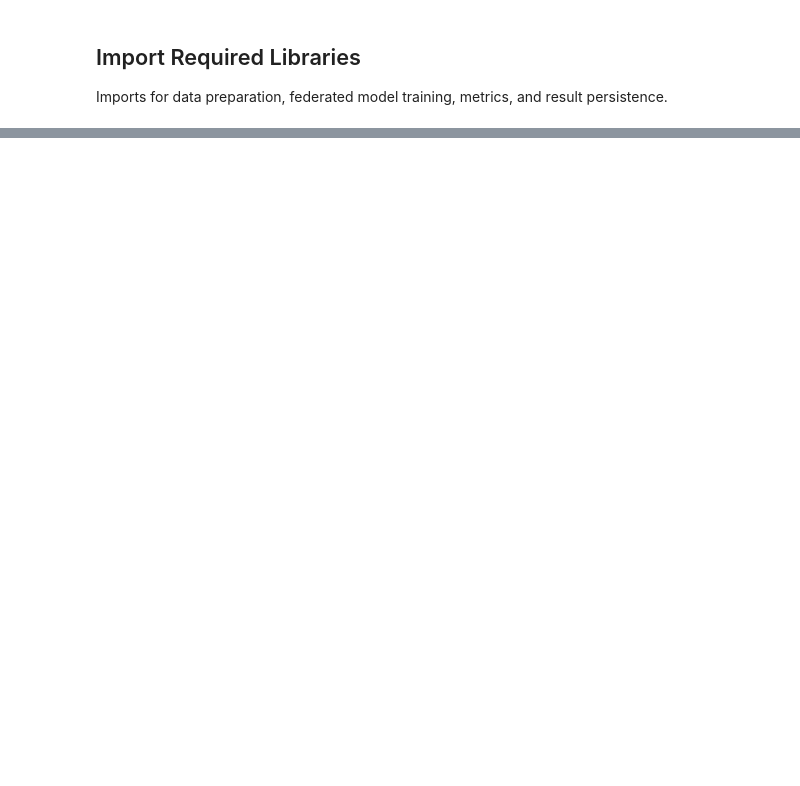
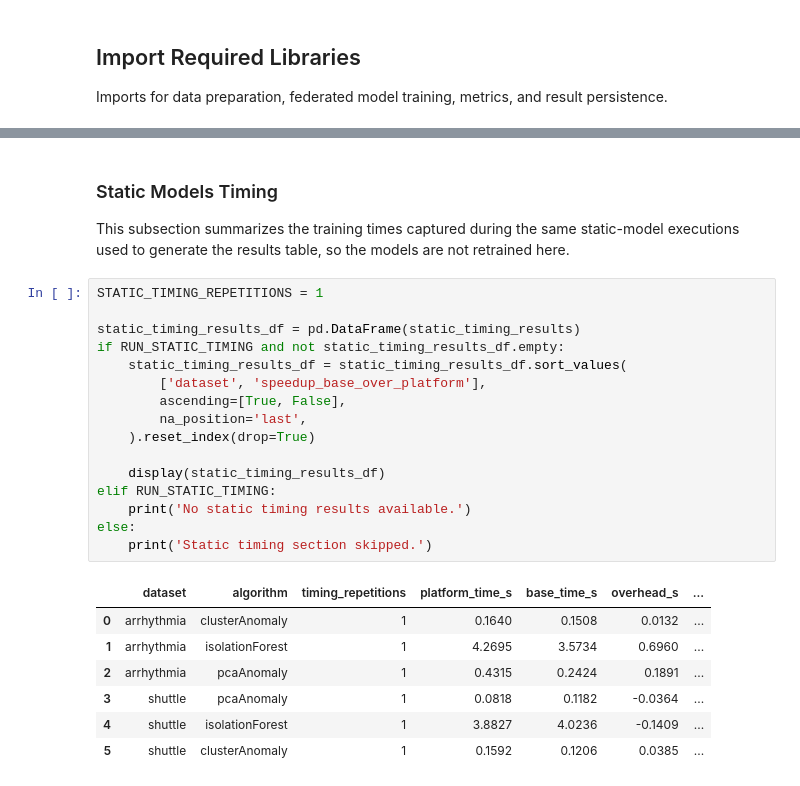
Before and after one commit to ari-dasci/S-RADAR, a Jupyter notebook: notebooks/experiment_flexanomalies_models.ipynb, the cells around one changed output, grey strips where cells are left out. Drawn from its saved outputs; the diff is of its cells as text; blank space fills up the shorter version.

```diff
--- a/notebooks/experiment_flexanomalies_models.ipynb
+++ b/notebooks/experiment_flexanomalies_models.ipynb
@@ -371,0 +415,28 @@ Training model at client.
+# %% [markdown]
+### Static Models Timing
+
+This subsection summarizes the training times captured during the same static-model executions used to generate the results table, so the models are not retrained here.
+# %%
+STATIC_TIMING_REPETITIONS = 1
+
+static_timing_results_df = pd.DataFrame(static_timing_results)
+if RUN_STATIC_TIMING and not static_timing_results_df.empty:
+    static_timing_results_df = static_timing_results_df.sort_values(
+        ['dataset', 'speedup_base_over_platform'],
+        ascending=[True, False],
+        na_position='last',
+    ).reset_index(drop=True)
+
+    display(static_timing_results_df)
+elif RUN_STATIC_TIMING:
+    print('No static timing results available.')
+else:
+    print('Static timing section skipped.')
+# %% [output]
+|  | dataset | algorithm | timing_repetitions | platform_time_s | base_time_s | overhead_s | ... |
+| 0 | arrhythmia | clusterAnomaly | 1 | 0.1640 | 0.1508 | 0.0132 | ... |
+| 1 | arrhythmia | isolationForest | 1 | 4.2695 | 3.5734 | 0.6960 | ... |
+| 2 | arrhythmia | pcaAnomaly | 1 | 0.4315 | 0.2424 | 0.1891 | ... |
+| 3 | shuttle | pcaAnomaly | 1 | 0.0818 | 0.1182 | -0.0364 | ... |
+| 4 | shuttle | isolationForest | 1 | 3.8827 | 4.0236 | -0.1409 | ... |
+| 5 | shuttle | clusterAnomaly | 1 | 0.1592 | 0.1206 | 0.0385 | ... |
```
Also changed, not shown: parts of 17 cells of this notebook, 12 other files.
